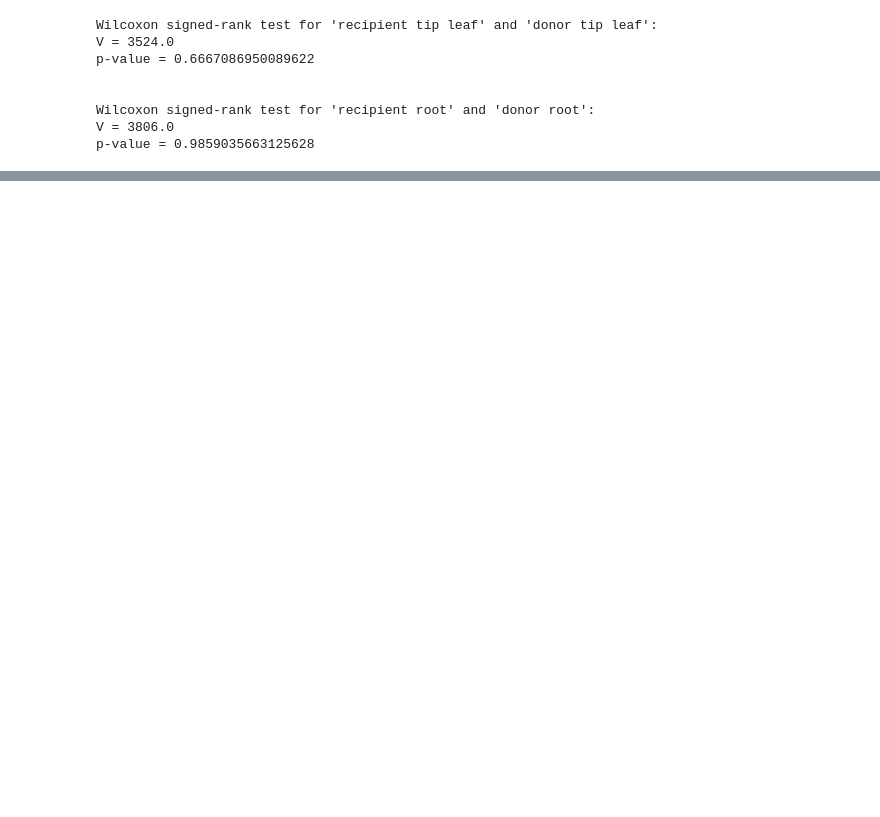
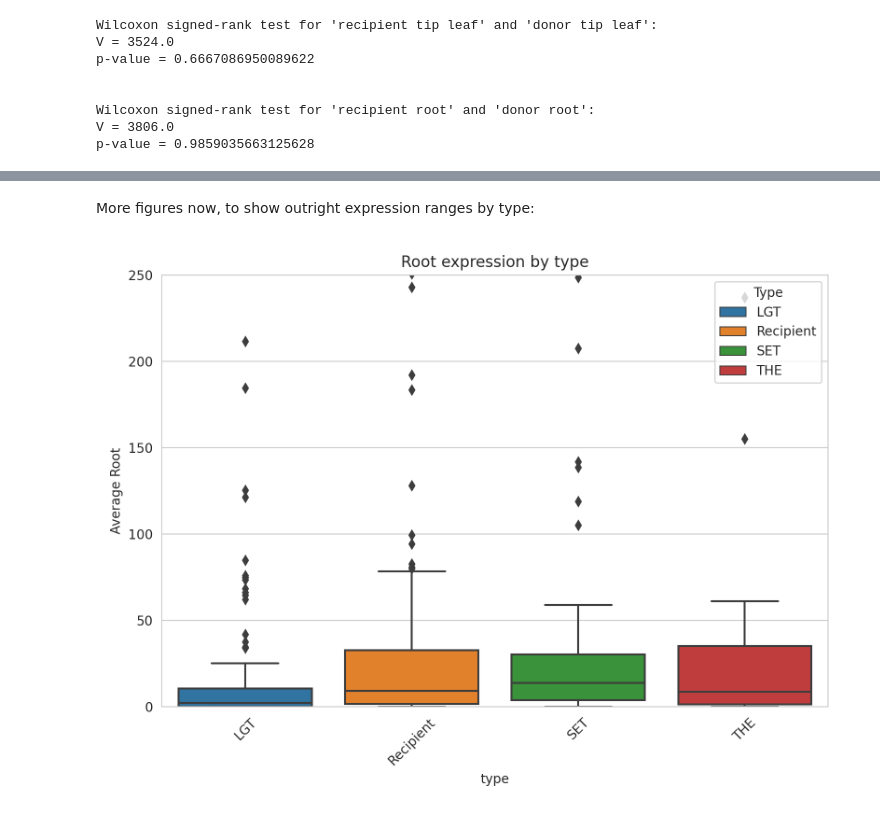
Before and after one commit to Joeeeps/Python_analysis, a Jupyter notebook: Python/Masters_Project/masters_stats.ipynb, the cells around one changed output, grey strips where cells are left out. Saved outputs shown, nothing was run; the diff lists cells and outputs as text; code cells hidden in the pictures; blank space fills up the shorter version.

Commit message:
updating files
Completed code up to graphs 5/6

...Realised code is difficult to execute in both R and Python, although the consequence of not planning my code before writing.

```diff
--- a/Python/Masters_Project/masters_stats.ipynb
+++ b/Python/Masters_Project/masters_stats.ipynb
@@ -138,7 +140,8 @@ All_accessions_with_donor = All_accessions_with_donor.dropna(subset=['average ti
 
 # Filter rows where 'donor' is either "Cenchrinae" or "Andropogoneae"
 All_accessions_with_donor = All_accessions_with_donor[All_accessions_with_donor['donor'].isin(['Cenchrinae', 'Andropogoneae'])]
-
+All_accessions_with_donor['average tip leaf'] = pd.to_numeric(All_accessions_with_donor['average tip leaf'])
+All_accessions_with_donor['average root'] = pd.to_numeric(All_accessions_with_donor['average root'])
 # print(All_accessions_with_donor['type'].unique()) seems to be good
 # %% [markdown]
 The next step is to filter our data to only contain:
@@ -1109,0 +1401,27 @@ wilcox.test(average.tip.leaf ~ type, paired = TRUE, data = mergetwl)
+# %% [markdown]
+More figures now, to show outright expression ranges by type:
+# %%
+All_accessions_with_donorF4 = All_accessions_with_donor[['gene', 'average root', 'average tip leaf', 'donor', 'accession', 'orthogroup', 'type']]
+
+# Box plot using seaborn
+plt.figure(figsize=(8, 6))  # Optional: adjust figure size
+sns.boxplot(x='type', y='average root', hue='type', data=All_accessions_with_donorF4, dodge=False)
+plt.ylim(0, 250)  # Set the y-axis limit to (0, 250)
+plt.ylabel('Average Root')
+plt.title('Root expression by type')
+plt.legend(title='Type', loc='upper right')
+plt.xticks(rotation=45)  # Rotate x-axis labels for better visibility
+plt.tight_layout()  # Optional: adjust plot layout
+
+# Create the directory if it doesn't exist
+output_dir = "/home/joe/Desktop/Coding/Python/Masters_Project/graphs/results4/"
+os.makedirs(output_dir, exist_ok=True)
+
+# Save the plot to the specified directory
+output_filename = "Figure4root_matplotlib.png"
+output_path = os.path.join(output_dir, output_filename)
+plt.savefig(output_path)
+
+plt.show()
+# %% [output]
+[figure, added]
```
Also changed, not shown: parts of 22 cells of this notebook, 6 other files.
